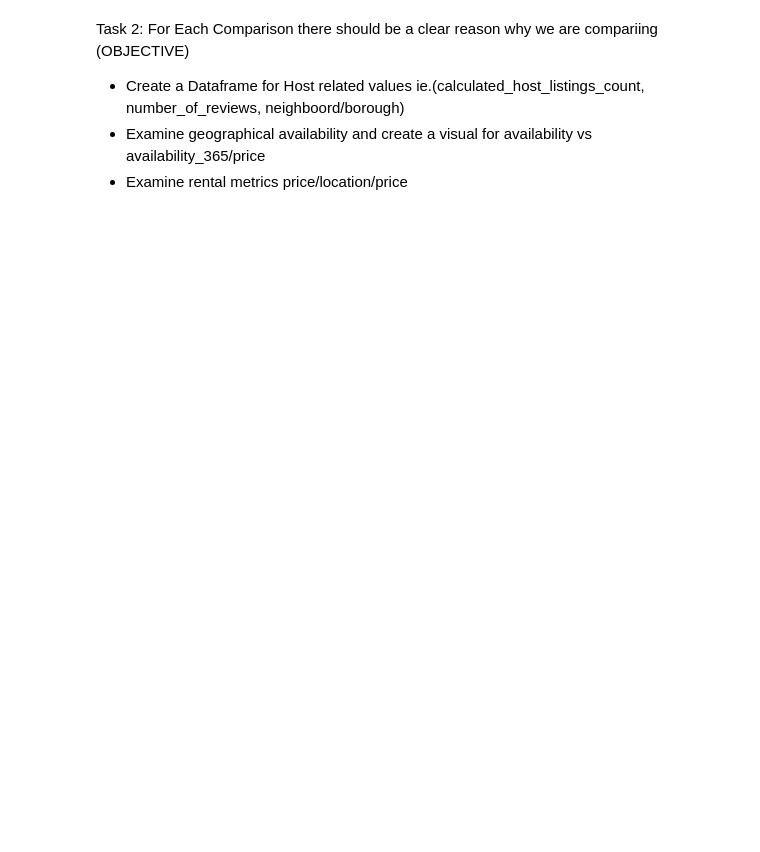
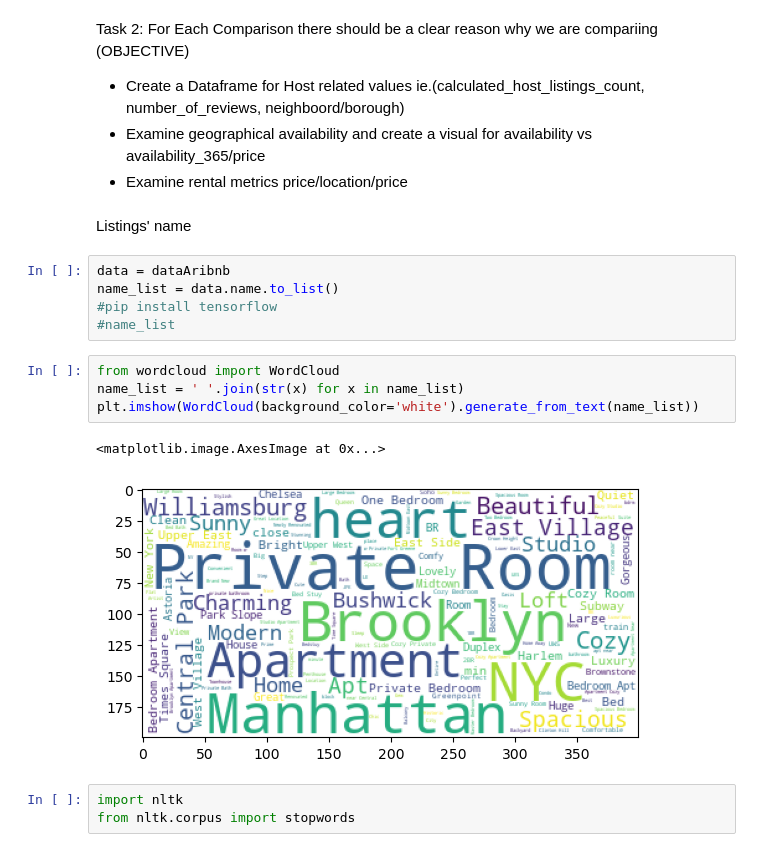
Before and after one commit to Arda-Dinc04/Airbnb-Project, a Jupyter notebook: Test.ipynb, the cells around one changed output. Cells and saved outputs as stored; diff of their text form; blank space fills up the shorter version.

Commit message:
Add files via upload
Added the Listings' name analysis & Price prediction

```diff
--- a/Test.ipynb
+++ b/Test.ipynb
@@ -257,3 +244,20 @@ Task 2: For Each Comparison there should be a clear reason why we are compariing
 - Create a Dataframe for Host related values ie.(calculated_host_listings_count, number_of_reviews, neighboord/borough)
 - Examine geographical availability and create a visual for availability vs availability_365/price
 - Examine rental metrics price/location/price
+# %% [markdown]
+Listings' name
+# %%
+data = dataAribnb
+name_list = data.name.to_list()
+#pip install tensorflow
+#name_list
+# %%
+from wordcloud import WordCloud
+name_list = ' '.join(str(x) for x in name_list)
+plt.imshow(WordCloud(background_color='white').generate_from_text(name_list))
+# %% [output]
+<matplotlib.image.AxesImage at 0x...>
+[figure, added]
+# %%
+import nltk
+from nltk.corpus import stopwords
```
Also changed, not shown: parts of 29 cells of this notebook.
